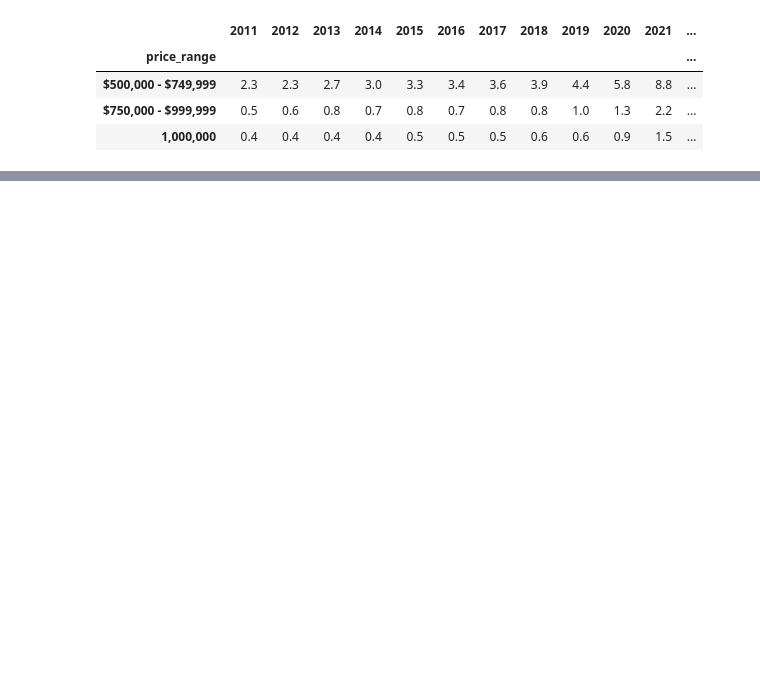
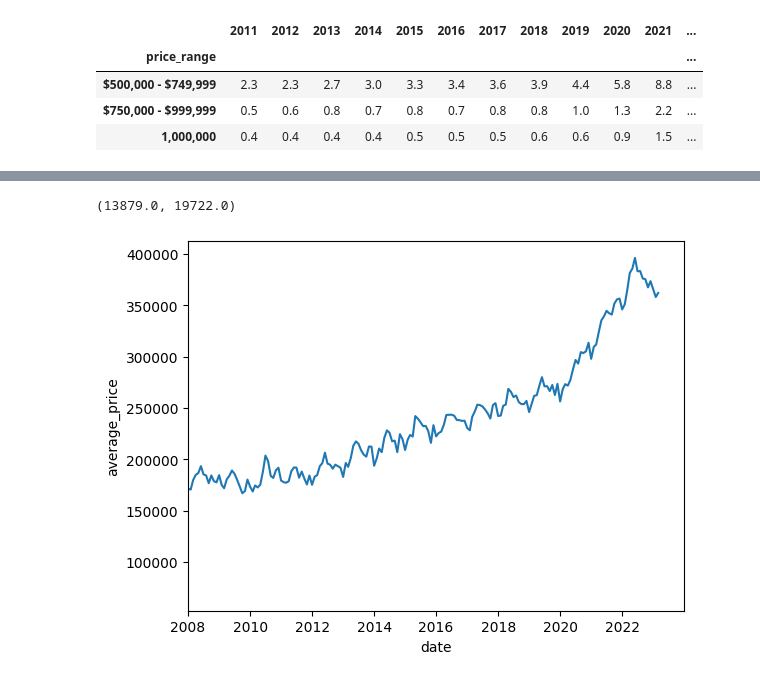
Before and after one commit to nicolas-angarita/texas_real_estate, a Jupyter notebook: explore_major_markets.ipynb, the cells around one changed output, grey strips where cells are left out. Saved outputs shown, nothing was run; the diff lists cells and outputs as text; code cells hidden in the pictures; blank space fills up the shorter version.

```diff
--- a/explore_major_markets.ipynb
+++ b/explore_major_markets.ipynb
@@ -38,0 +128,6 @@ pct_sales.tail(3)
+# %%
+sns.lineplot(data = monthly_sa, x = 'date', y = 'average_price')
+plt.xlim(pd.Timestamp('2008-01-01'), pd.Timestamp('2023-12-31'))
+# %% [output]
+(13879.0, 19722.0)
+[figure, added]
```
Also changed, not shown: parts of 13 cells of this notebook.
